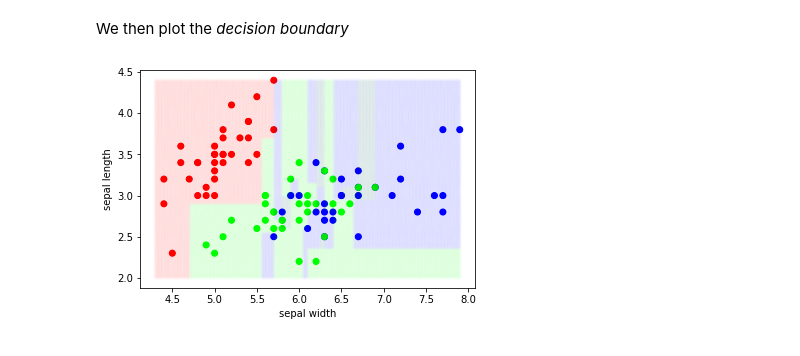
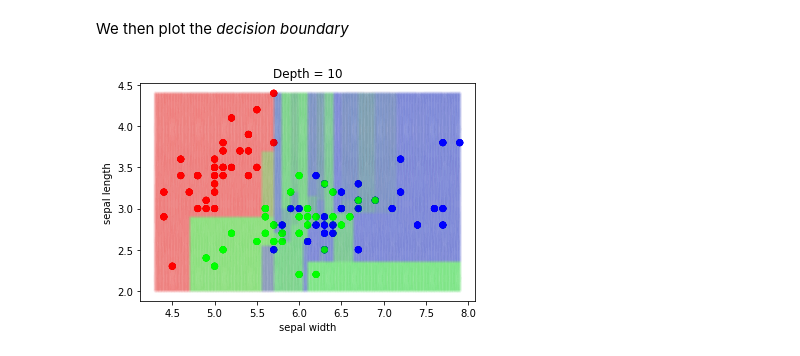
Before and after one commit to yueliyl/gec_intro2ml, a Jupyter notebook: DecisionTree.ipynb, the cells around one changed output. Drawn from its saved outputs; the diff is of its cells as text; code cells hidden in the pictures.

```diff
--- a/DecisionTree.ipynb
+++ b/DecisionTree.ipynb
@@ -90,0 +95,15 @@ def cost_gini_index(labels):
+# %%
+x = np.linspace(0.01, 0.99, 100)
+f1 = 1 - np.max(np.stack((x, 1-x)),axis=0)
+f2 = -x * np.log2(x) - (1-x) * np.log2(1-x)
+f3 = 2 * x * (1 - x)
+
+plt.clf()
+plt.figure(figsize=(4.8, 3.6))
+plt.plot(x, f1, "-", label="Misclassification")
+plt.plot(x, f2, "-", label="Entropy")
+plt.plot(x, f3, "--", label="Gini Index")
+plt.xlabel("$p(y=1)$")
+plt.ylabel("cost")
+plt.legend()
+plt.savefig('cost_functions.png', bbox_inches="tight", dpi=300)
@@ -212,17 +234,19 @@ We then plot the *decision boundary*
 # %%
 x0v = np.linspace(np.min(x[:,0]), np.max(x[:,0]), 200)
 x1v = np.linspace(np.min(x[:,1]), np.max(x[:,1]), 200)
 x0,x1 = np.meshgrid(x0v, x1v)
 x_all = np.vstack((x0.ravel(),x1.ravel())).T
 
-model = DecisionTree(max_depth=200)
-y_train_prob = np.zeros((y_train.shape[0], num_classes))
-y_train_prob[np.arange(y_train.shape[0]), y_train] = 1
-y_prob_all = model.fit(x_train, y_train).predict(x_all)
-plt.scatter(x_train[:,0], x_train[:,1], c=y_train_prob, marker='o', alpha=1)
-plt.scatter(x_all[:,0], x_all[:,1], c=y_prob_all, marker='.', alpha=.01)
-plt.ylabel('sepal length')
-plt.xlabel('sepal width')
-plt.show()
+for tree_depth in [1,3,7,10]:
+    model = DecisionTree(max_depth=tree_depth)
+    y_train_prob = np.zeros((y_train.shape[0], num_classes))
+    y_train_prob[np.arange(y_train.shape[0]), y_train] = 1
+    y_prob_all = model.fit(x_train, y_train).predict(x_all)
+    plt.scatter(x_train[:,0], x_train[:,1], c=y_train_prob, marker='o', alpha=1)
+    plt.scatter(x_all[:,0], x_all[:,1], c=y_prob_all, marker='.', alpha=.01)
+    plt.ylabel('sepal length')
+    plt.xlabel('sepal width')
+    plt.title('Depth = ' + str(tree_depth))
+    plt.savefig('iris_tree_depth' + str(tree_depth) + '.png', bbox_inches="tight", dpi=300)
 # %% [output]
-[figure, old version]
+[figure, new version]
```
Also changed, not shown: parts of 3 cells of this notebook.
